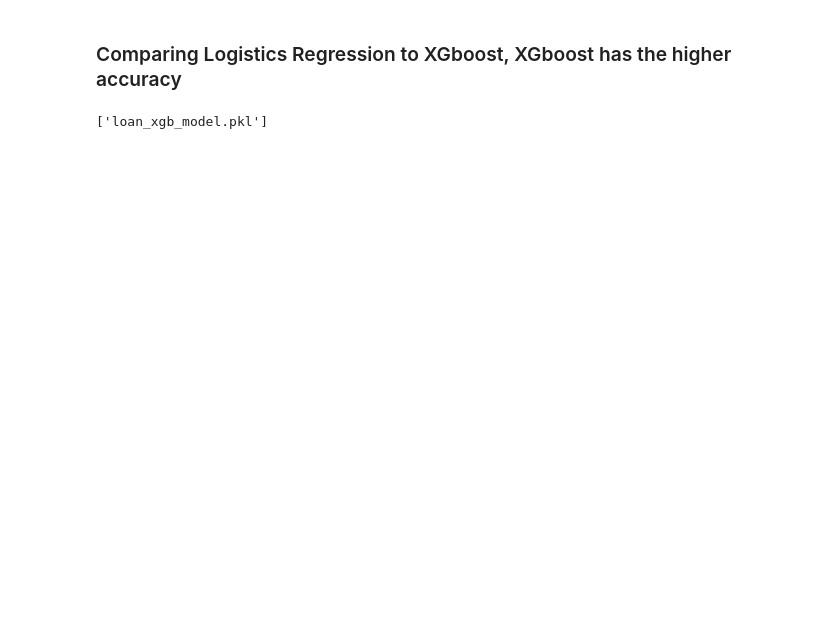
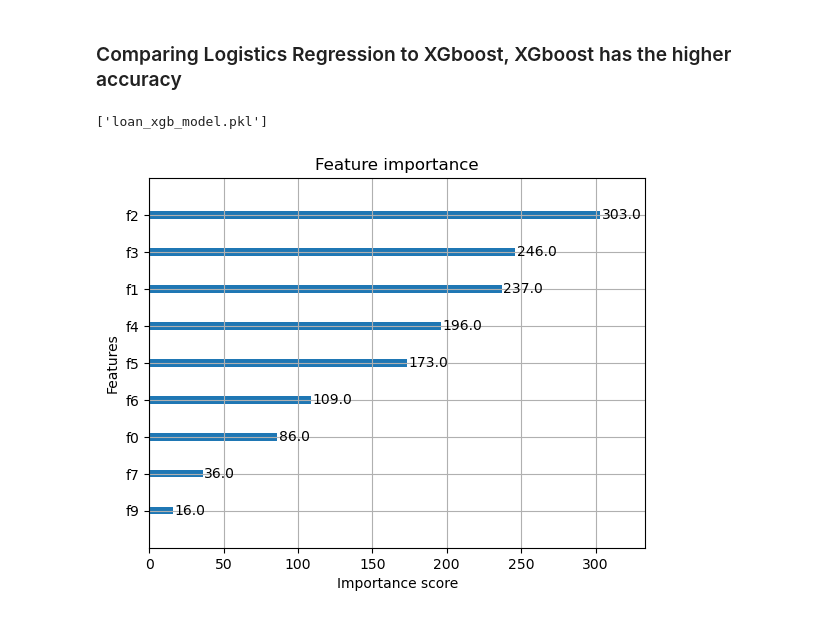
Before and after one commit to Gore9907/Loan_approval, a Jupyter notebook: model/Loan_data_Xgboost.ipynb, the cells around one changed output. Drawn from its saved outputs; the diff is of its cells as text; code cells hidden in the pictures; blank space fills up the shorter version.

```diff
--- a/model/Loan_data_Xgboost.ipynb
+++ b/model/Loan_data_Xgboost.ipynb
@@ -33,12 +28,13 @@ X_train_resampled, y_train_resampled = smote.fit_resample(X_train, y_train)
 # %%
 xgb_model = XGBClassifier(
     use_label_encoder=False,
+    scale_pos_weight=len(y_train[y_train==0]) / len(y_train[y_train==1]),
     eval_metric='aucpr',
     random_state=42
 )
 # %%
 xgb_model.fit(
-    X_train_resampled, y_train_resampled,
+    X_train, y_train,
     eval_set=[(X_val, y_val)],
     verbose=True
 )
@@ -111,3 +108,11 @@ Model accuracy: 0.9836065573770492
 joblib.dump(xgb_model, 'loan_xgb_model.pkl') # Save the model for future use
 # %% [output]
 ['loan_xgb_model.pkl']
+# %%
+from xgboost import plot_importance
+import matplotlib.pyplot as plt
+
+plot_importance(xgb_model)
+plt.show()
+# %% [output]
+[figure, added]
```
Also changed, not shown: parts of 6 cells of this notebook, 2 other files.
